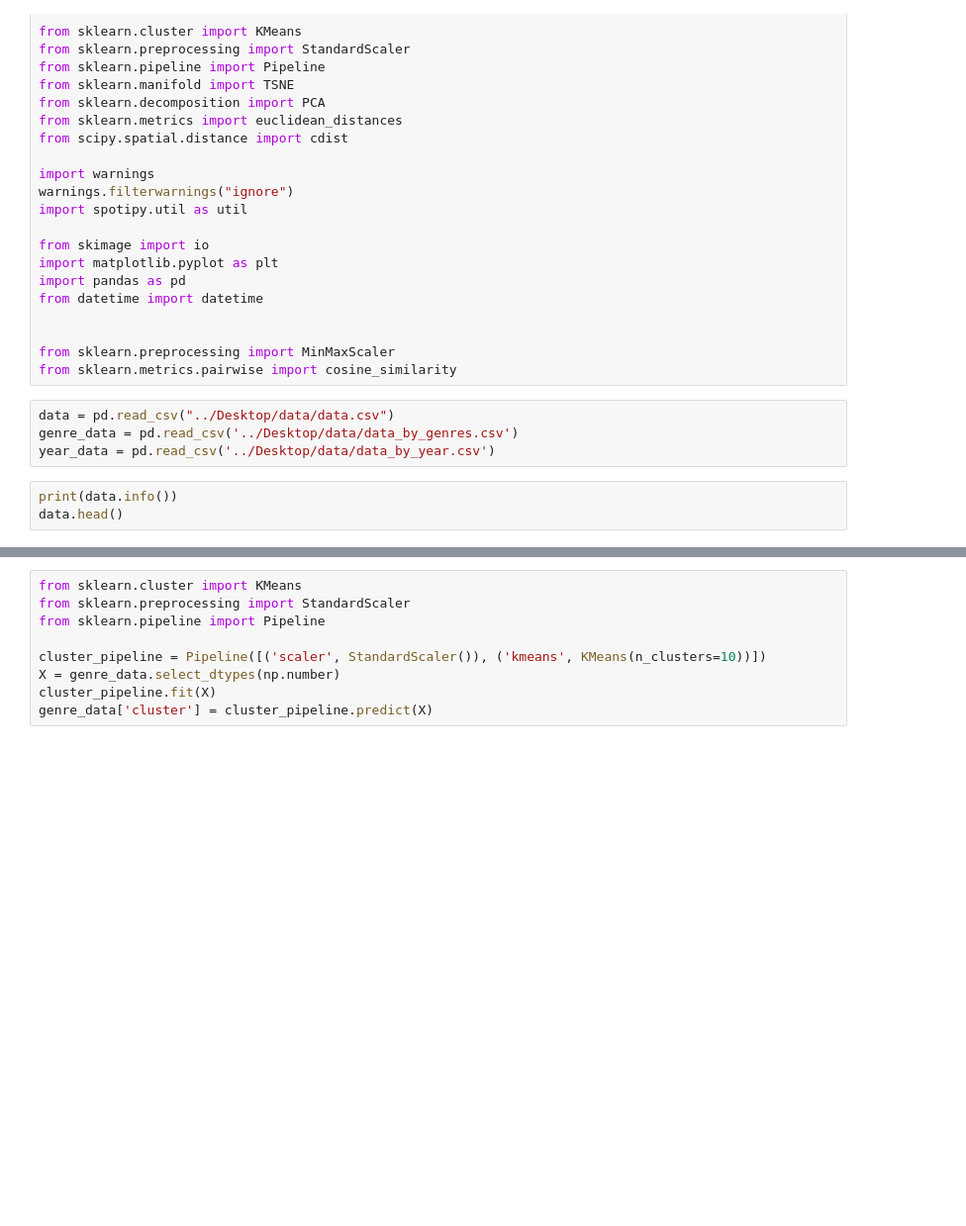
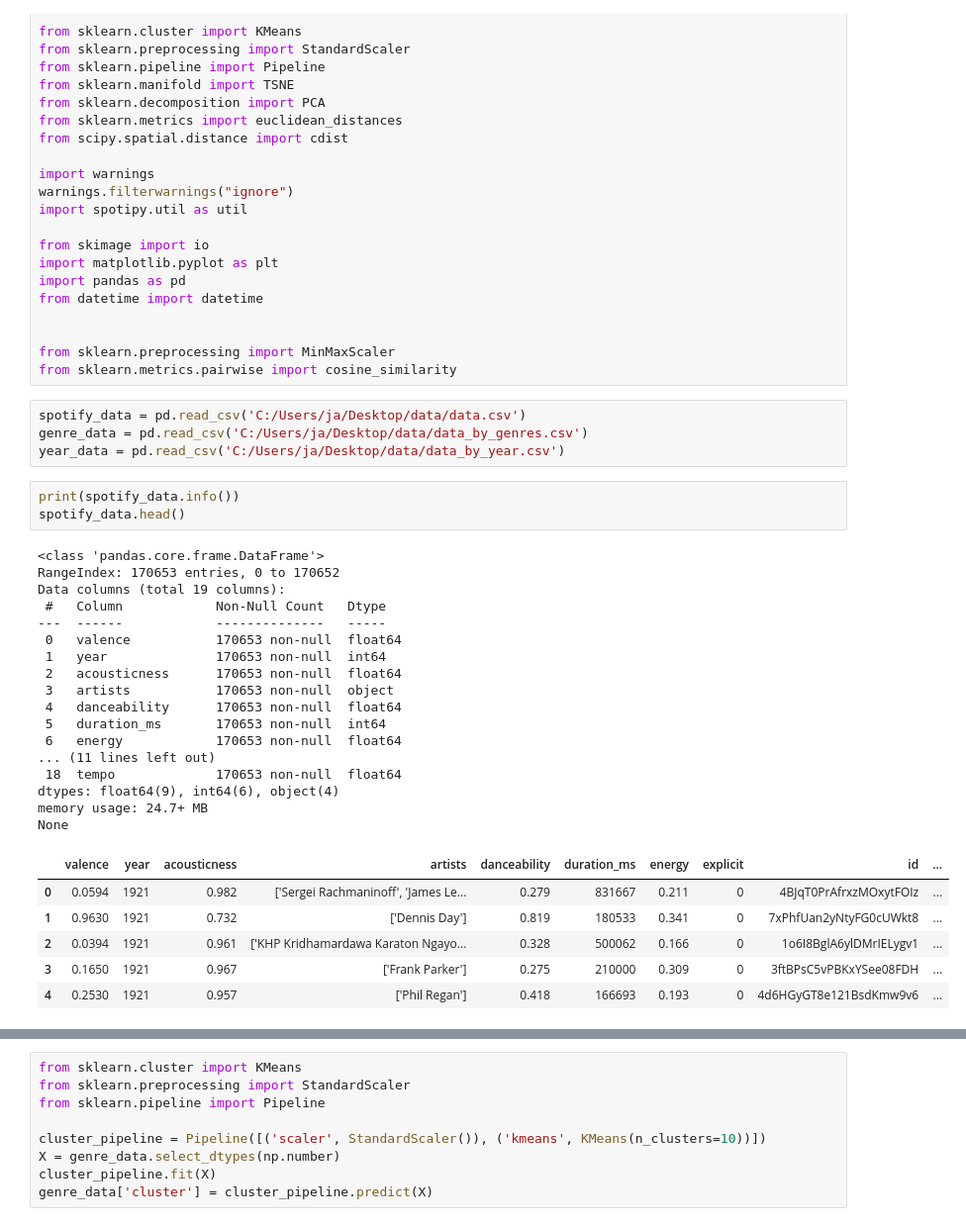
Before and after one commit to natapin/ssiprojekt, a Jupyter notebook: notebook94cc78ba5e.ipynb, the cells around one changed output, grey strips where cells are left out. Shown at 99% size. Cells and saved outputs as stored; diff of their text form; blank space fills up the shorter version.

```diff
--- a/notebook94cc78ba5e.ipynb
+++ b/notebook94cc78ba5e.ipynb
@@ -30,12 +28,36 @@ from datetime import datetime
 from sklearn.preprocessing import MinMaxScaler
 from sklearn.metrics.pairwise import cosine_similarity
 # %%
-data = pd.read_csv("../Desktop/data/data.csv")
-genre_data = pd.read_csv('../Desktop/data/data_by_genres.csv')
-year_data = pd.read_csv('../Desktop/data/data_by_year.csv')
+spotify_data = pd.read_csv('C:/Users/ja/Desktop/data/data.csv')
+genre_data = pd.read_csv('C:/Users/ja/Desktop/data/data_by_genres.csv')
+year_data = pd.read_csv('C:/Users/ja/Desktop/data/data_by_year.csv')
 # %%
-print(data.info())
-data.head()
+print(spotify_data.info())
+spotify_data.head()
+# %% [output]
+<class 'pandas.core.frame.DataFrame'>
+RangeIndex: 170653 entries, 0 to 170652
+Data columns (total 19 columns):
+ #   Column            Non-Null Count   Dtype
+---  ------            --------------   -----
+ 0   valence           170653 non-null  float64
+ 1   year              170653 non-null  int64
+ 2   acousticness      170653 non-null  float64
+ 3   artists           170653 non-null  object
+ 4   danceability      170653 non-null  float64
+ 5   duration_ms       170653 non-null  int64
+ 6   energy            170653 non-null  float64
+... (11 lines left out)
+ 18  tempo             170653 non-null  float64
+dtypes: float64(9), int64(6), object(4)
+memory usage: 24.7+ MB
+None
+|  | valence | year | acousticness | artists | danceability | duration_ms | energy | explicit | id | ... |
+| 0 | 0.0594 | 1921 | 0.982 | ['Sergei Rachmaninoff', 'James Le... | 0.279 | 831667 | 0.211 | 0 | 4BJqT0PrAfrxzMOxytFOIz | ... |
+| 1 | 0.9630 | 1921 | 0.732 | ['Dennis Day'] | 0.819 | 180533 | 0.341 | 0 | 7xPhfUan2yNtyFG0cUWkt8 | ... |
+| 2 | 0.0394 | 1921 | 0.961 | ['KHP Kridhamardawa Karaton Ngayo... | 0.328 | 500062 | 0.166 | 0 | 1o6I8BglA6ylDMrIELygv1 | ... |
+| 3 | 0.1650 | 1921 | 0.967 | ['Frank Parker'] | 0.275 | 210000 | 0.309 | 0 | 3ftBPsC5vPBKxYSee08FDH | ... |
+| 4 | 0.2530 | 1921 | 0.957 | ['Phil Regan'] | 0.418 | 166693 | 0.193 | 0 | 4d6HGyGT8e121BsdKmw9v6 | ... |
 # %%
 print(genre_data.info())
 genre_data.head()
```
Also changed, not shown: parts of 17 cells of this notebook.
